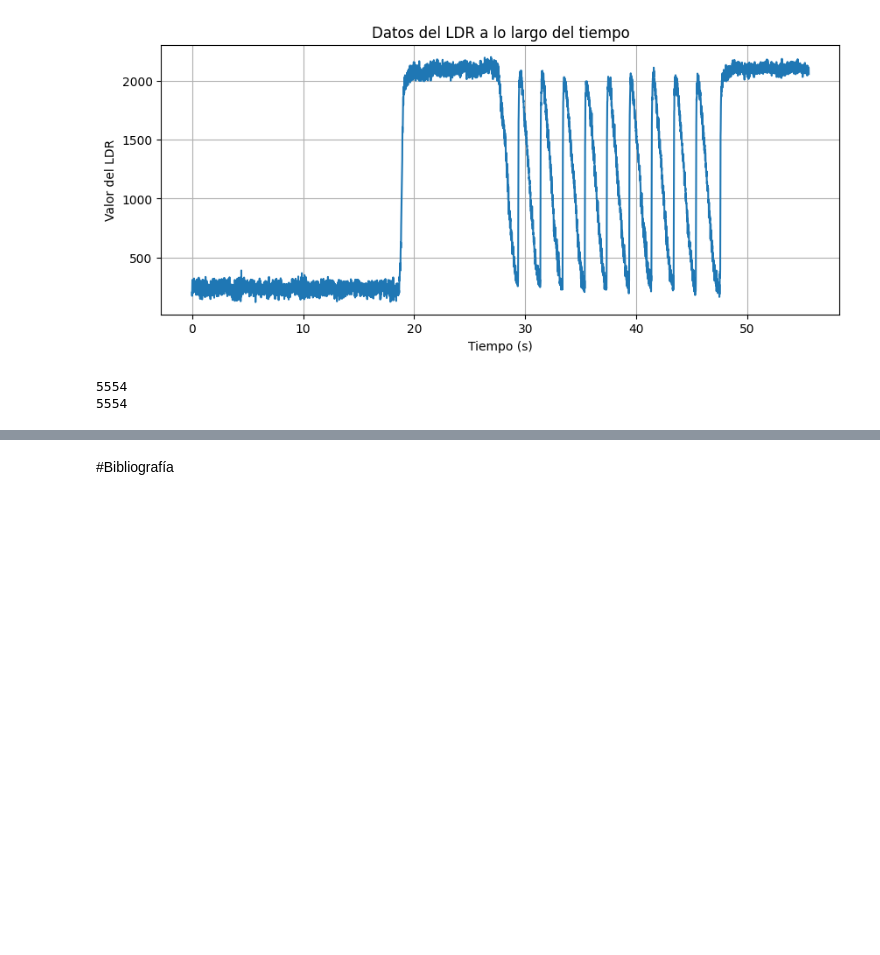
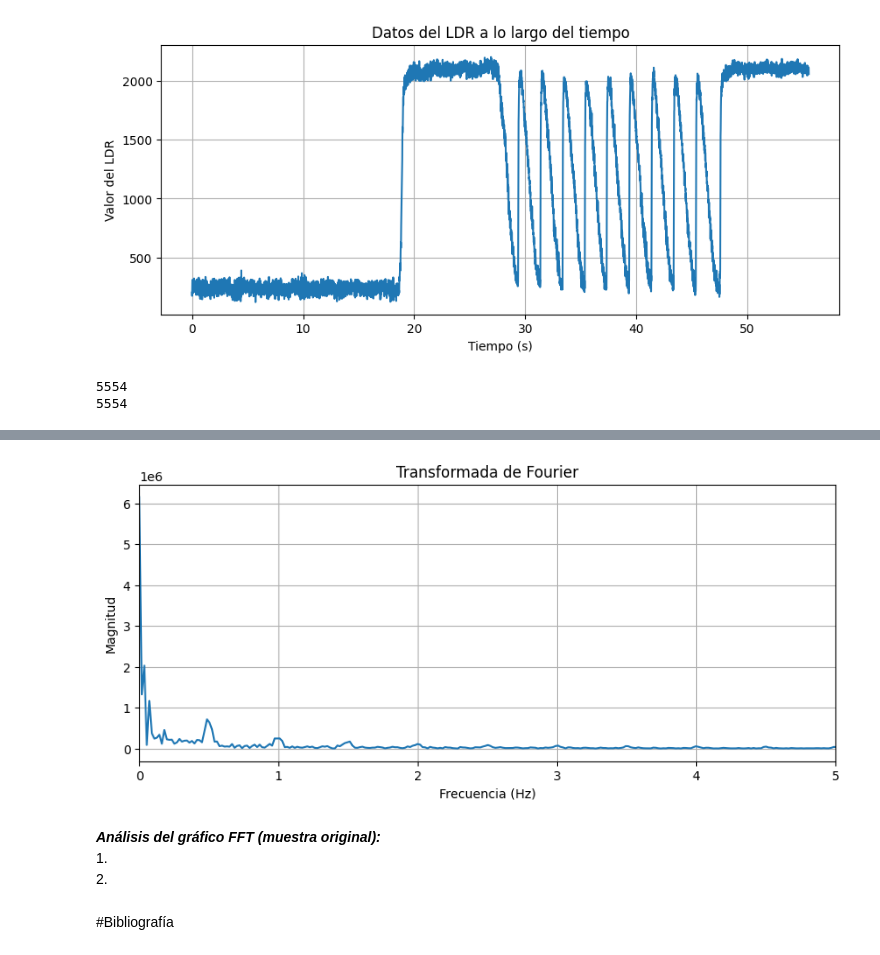
Before and after one commit to alex20022000/Signal_Processing_Project_Ciani-Dalle_Rive_Prieto, a Jupyter notebook: 01_Signal_Processing_Ciani+Dalle_Rive_Prieto.ipynb, the cells around one changed output, grey strips where cells are left out. Cells and saved outputs as stored; diff of their text form; code cells hidden in the pictures; blank space fills up the shorter version.

```diff
--- a/01_Signal_Processing_Ciani+Dalle_Rive_Prieto.ipynb
+++ b/01_Signal_Processing_Ciani+Dalle_Rive_Prieto.ipynb
@@ -37,6 +37,49 @@ def graficar_t_VS_muestras(tiempo, datos, xlabel='Tiempo (s)', ylabel='Amplitud'
     plt.title(titulo)
     plt.grid(grid)
     plt.show()
+
+def fft(signal, fs, xlim=None, ylim=None, xlabel='Frecuencia (Hz)', ylabel='Magnitud', titulo='Transformada de Fourier', grid=True):
+    """
+    Calcula y grafica la FFT de una señal.
+
+    Args:
+        signal (array): Señal en el dominio del tiempo.
+        fs (float): Frecuencia de muestreo.
+        xlim (tuple): Límites del eje x (min, max). Default None.
+        ylim (tuple): Límites del eje y (min, max). Default None.
+        xlabel (str): Etiqueta para el eje x. Default 'Frecuencia (Hz)'.
+        ylabel (str): Etiqueta para el eje y. Default 'Magnitud'.
+        titulo (str): Título del gráfico. Default 'Transformada de Fourier'.
+        grid (bool): Si se muestra la grilla o no. Default True.
+    """
+    # Calcula la FFT de la señal
+    fft_signal = np.fft.fft(signal)
+
+    # Calcula la magnitud de la FFT
+    magnitude = np.abs(fft_signal)
+
+    # Calcula la frecuencia correspondiente a cada componente de la FFT
+    freqs = np.fft.fftfreq(len(signal), 1/fs)
+
+    # Solo usamos la mitad del espectro, ya que la otra mitad es simétrica
+    half_n = len(signal) // 2
+    frequencies = freqs[:half_n]
+    magnitudes = magnitude[:half_n]
+
+    # Graficar la magnitud de la FFT
+    plt.figure(figsize=(10, 4))
+    plt.plot(frequencies, magnitudes)
+    plt.xlabel(xlabel)
+    plt.ylabel(ylabel)
+    plt.title(titulo)
+    plt.grid(grid)
+
+    if xlim is not None:
+        plt.xlim(xlim)
+    if ylim is not None:
+        plt.ylim(ylim)
+
+    plt.show()
 # %% [markdown]
 # Información de la LDR
 # %% [markdown]
@@ -132,3 +194,11 @@ graficar_t_VS_muestras(t_acot, ldr_acot)
+# %%
+fft(ldr_data, fs, xlim=(0,5), ylim=None, xlabel='Frecuencia (Hz)', ylabel='Magnitud', titulo='Transformada de Fourier', grid=True)
+# %% [output]
+[figure, added]
+# %% [markdown]
+***Análisis del gráfico FFT (muestra original):***
+1.
+2.
 # %% [markdown]
 #Bibliografía
 # %% [markdown]
```
Also changed, not shown: parts of 7 cells of this notebook.
